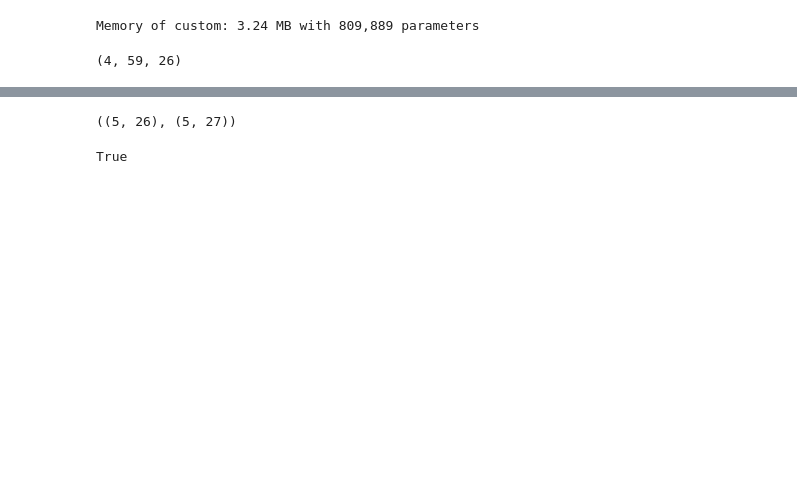
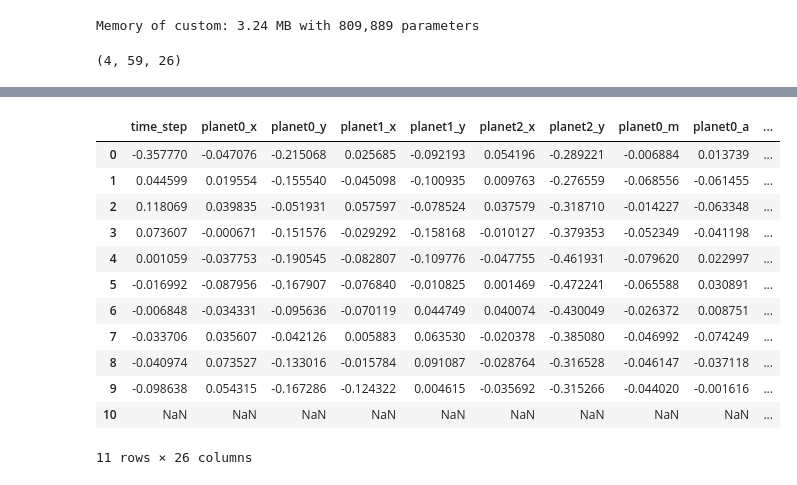
Before and after one commit to IndustryTransformer/Hephaestus, a Jupyter notebook: Plannets.ipynb, the cells around one changed output, grey strips where cells are left out. Saved outputs shown, nothing was run; the diff lists cells and outputs as text; code cells hidden in the pictures; blank space fills up the shorter version.

```diff
--- a/Plannets.ipynb
+++ b/Plannets.ipynb
@@ -512,8 +447,0 @@ df_actual = pd.DataFrame(train_ds[0])
-# %%
-df_pred.head().shape, train_df.head().shape
-# %% [output]
-((5, 26), (5, 27))
-# %%
-np.isnan(test_ds[60]).all()
-# %% [output]
-True
@@ -526,0 +448,41 @@ outputs2 = state.apply_fn(
+# %%
+def show_results_df(state, base_df, dataset, idx: int = 0, mask_start: int = None):
+    outputs, inputs = return_results(state, dataset, idx=idx, mask_start=mask_start)
+    outputs = jnp.squeeze(outputs)
+    df_pred = pd.DataFrame(outputs.T)
+    df_pred.columns = base_df.columns[1:]
+
+    inputs = jnp.squeeze(inputs)
+    df_actual_masked = pd.DataFrame(inputs)
+    df_actual_masked.columns = base_df.columns[1:]
+    diff_df = df_pred - df_actual_masked
+
+    inputs_no_mask = jnp.array([dataset[idx]])
+    df_no_mask = pd.DataFrame(jnp.squeeze(inputs_no_mask))
+    df_no_mask.columns = base_df.columns[1:]
+    diff_df_no_mask = df_pred - df_no_mask
+    return {
+        "pred": df_pred,
+        "actual_maksed": df_actual_masked,
+        "diff_masked": diff_df,
+        "diff_no_mask": diff_df_no_mask,
+    }
+
+
+res = show_results_df(state, train_df, train_ds, idx=0, mask_start=10)
+# %%
+res["diff_masked"].head(11)
+# %% [output]
+|  | time_step | planet0_x | planet0_y | planet1_x | planet1_y | planet2_x | planet2_y | planet0_m | planet0_a | ... |
+| 0 | -0.357770 | -0.047076 | -0.215068 | 0.025685 | -0.092193 | 0.054196 | -0.289221 | -0.006884 | 0.013739 | ... |
+| 1 | 0.044599 | 0.019554 | -0.155540 | -0.045098 | -0.100935 | 0.009763 | -0.276559 | -0.068556 | -0.061455 | ... |
+| 2 | 0.118069 | 0.039835 | -0.051931 | 0.057597 | -0.078524 | 0.037579 | -0.318710 | -0.014227 | -0.063348 | ... |
+| 3 | 0.073607 | -0.000671 | -0.151576 | -0.029292 | -0.158168 | -0.010127 | -0.379353 | -0.052349 | -0.041198 | ... |
+| 4 | 0.001059 | -0.037753 | -0.190545 | -0.082807 | -0.109776 | -0.047755 | -0.461931 | -0.079620 | 0.022997 | ... |
+| 5 | -0.016992 | -0.087956 | -0.167907 | -0.076840 | -0.010825 | 0.001469 | -0.472241 | -0.065588 | 0.030891 | ... |
+| 6 | -0.006848 | -0.034331 | -0.095636 | -0.070119 | 0.044749 | 0.040074 | -0.430049 | -0.026372 | 0.008751 | ... |
+| 7 | -0.033706 | 0.035607 | -0.042126 | 0.005883 | 0.063530 | -0.020378 | -0.385080 | -0.046992 | -0.074249 | ... |
+| 8 | -0.040974 | 0.073527 | -0.133016 | -0.015784 | 0.091087 | -0.028764 | -0.316528 | -0.046147 | -0.037118 | ... |
+| 9 | -0.098638 | 0.054315 | -0.167286 | -0.124322 | 0.004615 | -0.035692 | -0.315266 | -0.044020 | -0.001616 | ... |
+| 10 | NaN | NaN | NaN | NaN | NaN | NaN | NaN | NaN | NaN | ... |
+11 rows × 26 columns
```
Also changed, not shown: parts of 26 cells of this notebook, 1 other file.
